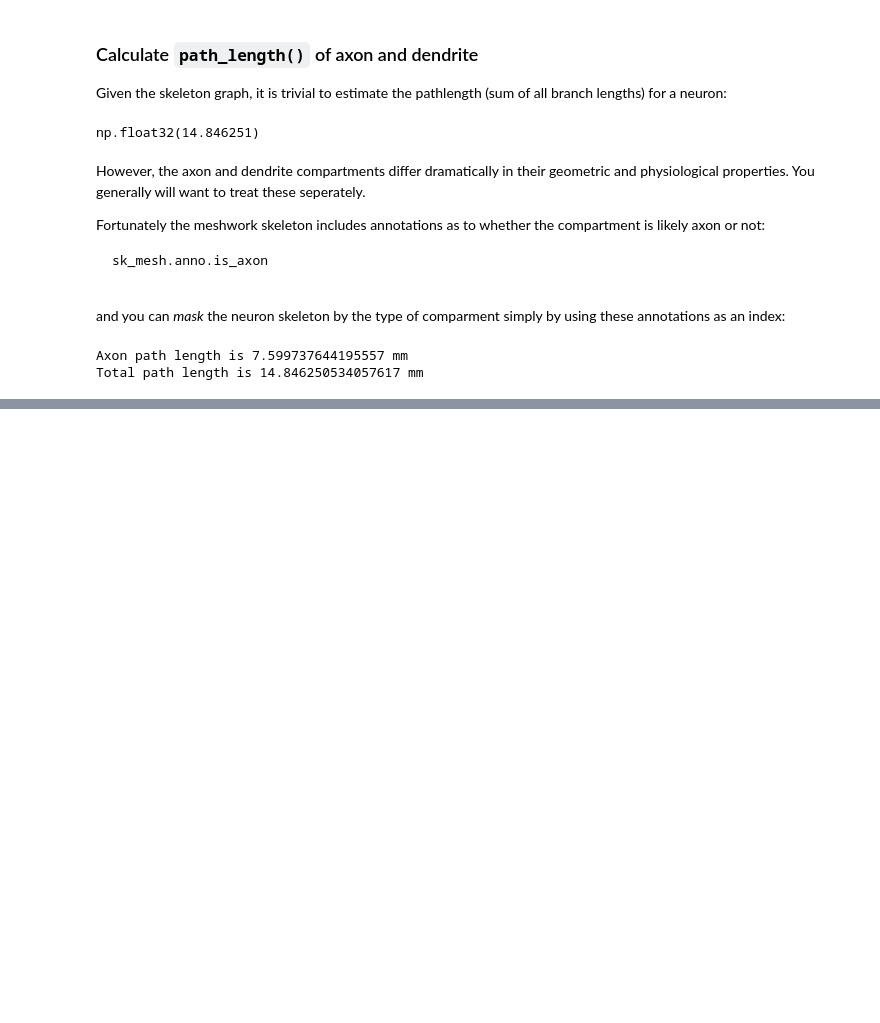
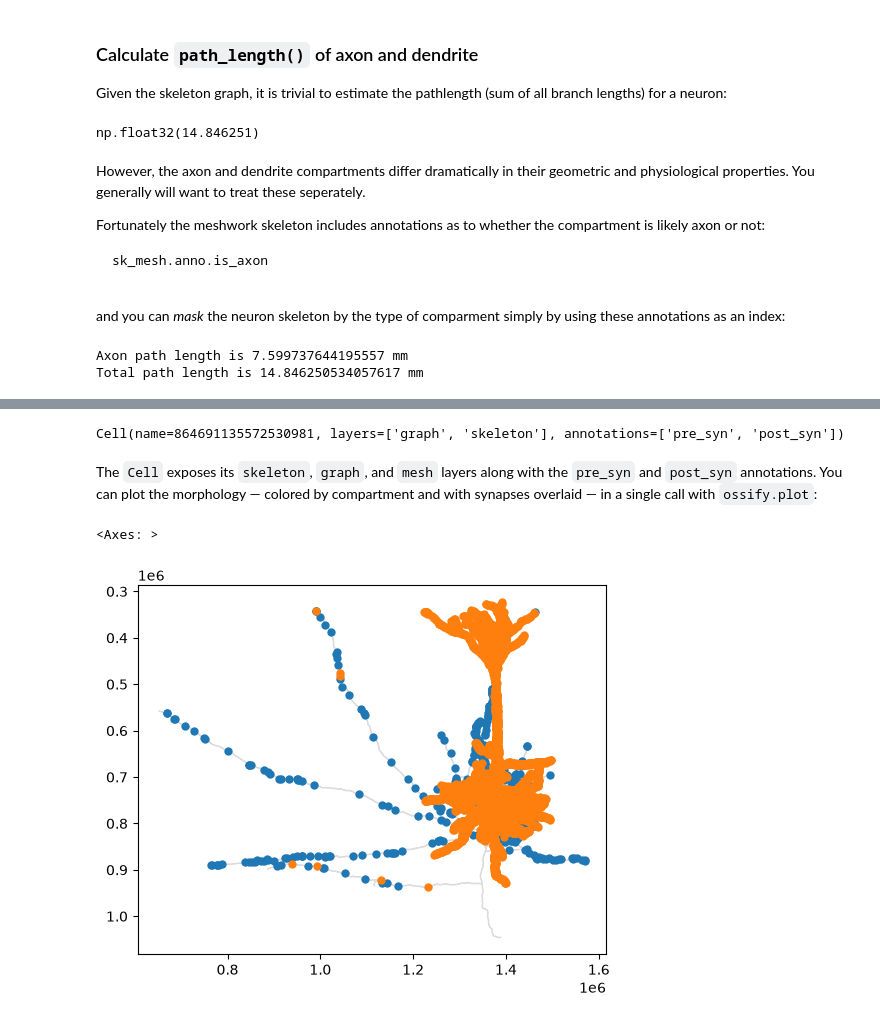
Before and after one commit to AllenInstitute/microns_tutorial, a Jupyter notebook: tutorial_book/quickstart_notebooks/07-cave-download-skeleton.ipynb, the cells around one changed output, grey strips where cells are left out. Saved outputs shown, nothing was run; the diff lists cells and outputs as text; code cells hidden in the pictures; blank space fills up the shorter version.

```diff
--- a/tutorial_book/quickstart_notebooks/07-cave-download-skeleton.ipynb
+++ b/tutorial_book/quickstart_notebooks/07-cave-download-skeleton.ipynb
@@ -294,0 +306,16 @@ Total path length is 14.846250534057617 mm
+# %%
+import ossify
+
+# Load the same cell as an ossify `Cell` (skeleton + graph + synapse annotations)
+cell = ossify.load_cell_from_client(example_cell_id, client, synapses=True)
+cell
+# %% [output]
+Cell(name=864691135572530981, layers=['graph', 'skeleton'], annotations=['pre_syn', 'post_syn'])
+# %% [markdown]
+The `Cell` exposes its `skeleton`, `graph`, and `mesh` layers along with the `pre_syn` and `post_syn` annotations. You can plot the morphology — colored by compartment and with synapses overlaid — in a single call with `ossify.plot`:
+# %%
+# Plot the skeleton, colored by compartment, with pre- and post-synaptic sites
+ossify.plot.plot_cell_2d(cell, color='compartment', synapses='both')
+# %% [output]
+<Axes: >
+[figure, added]
```
Also changed, not shown: parts of 4 cells of this notebook, 5 other files.
